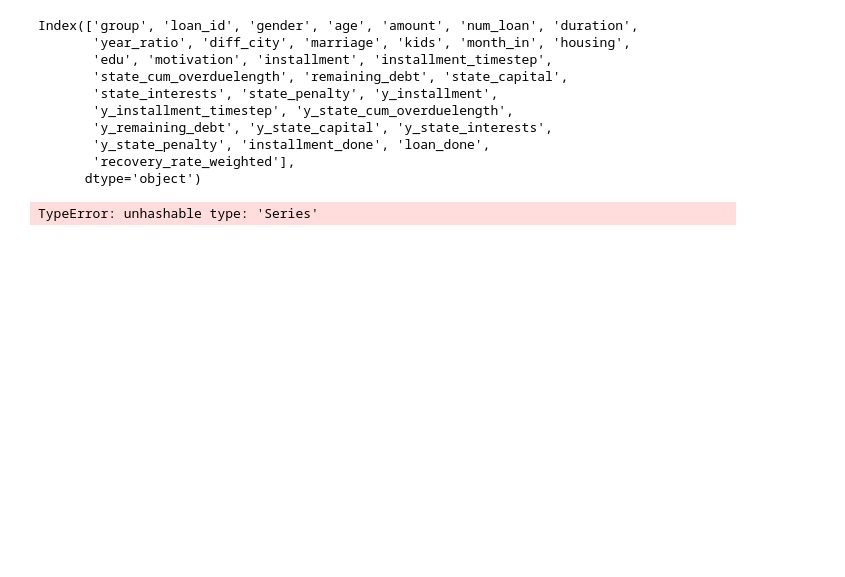
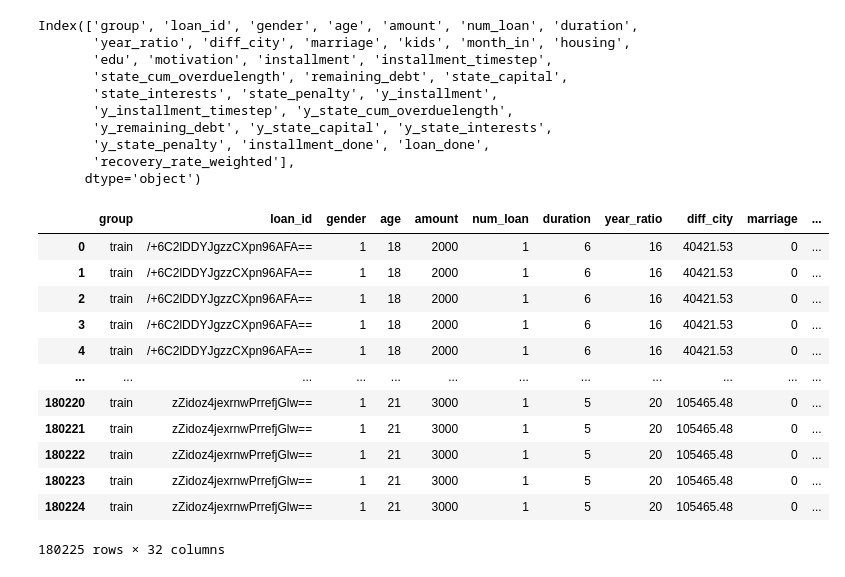
Before and after one commit to QianZeHao123/LoanRL, a Jupyter notebook: 5_note_2025_2_4.ipynb, the cells around one changed output. Drawn from its saved outputs; the diff is of its cells as text; code cells hidden in the pictures; blank space fills up the shorter version.

```diff
--- a/5_note_2025_2_4.ipynb
+++ b/5_note_2025_2_4.ipynb
@@ -31,7 +31,19 @@ Index(['group', 'loan_id', 'gender', 'age', 'amount', 'num_loan', 'duration',
        'recovery_rate_weighted'],
       dtype='object')
 # %%
-simulator_data_train = data_simulator.loc(data_simulator['group'] == 'train')
+simulator_data_train = data_simulator.loc[data_simulator['group'] == 'train']
 simulator_data_train
 # %% [output]
+|  | group | loan_id | gender | age | amount | num_loan | duration | year_ratio | diff_city | marriage | ... |
+| 0 | train | /+6C2lDDYJgzzCXpn96AFA== | 1 | 18 | 2000 | 1 | 6 | 16 | 40421.53 | 0 | ... |
+| 1 | train | /+6C2lDDYJgzzCXpn96AFA== | 1 | 18 | 2000 | 1 | 6 | 16 | 40421.53 | 0 | ... |
+| 2 | train | /+6C2lDDYJgzzCXpn96AFA== | 1 | 18 | 2000 | 1 | 6 | 16 | 40421.53 | 0 | ... |
+| 3 | train | /+6C2lDDYJgzzCXpn96AFA== | 1 | 18 | 2000 | 1 | 6 | 16 | 40421.53 | 0 | ... |
+| 4 | train | /+6C2lDDYJgzzCXpn96AFA== | 1 | 18 | 2000 | 1 | 6 | 16 | 40421.53 | 0 | ... |
+| ... | ... | ... | ... | ... | ... | ... | ... | ... | ... | ... | ... |
+| 180220 | train | zZidoz4jexrnwPrrefjGlw== | 1 | 21 | 3000 | 1 | 5 | 20 | 105465.48 | 0 | ... |
+| 180221 | train | zZidoz4jexrnwPrrefjGlw== | 1 | 21 | 3000 | 1 | 5 | 20 | 105465.48 | 0 | ... |
+| 180222 | train | zZidoz4jexrnwPrrefjGlw== | 1 | 21 | 3000 | 1 | 5 | 20 | 105465.48 | 0 | ... |
+| 180223 | train | zZidoz4jexrnwPrrefjGlw== | 1 | 21 | 3000 | 1 | 5 | 20 | 105465.48 | 0 | ... |
+| 180224 | train | zZidoz4jexrnwPrrefjGlw== | 1 | 21 | 3000 | 1 | 5 | 20 | 105465.48 | 0 | ... |
-TypeError: unhashable type: 'Series'
+180225 rows × 32 columns
```
Also changed, not shown: parts of 5 cells of this notebook.
